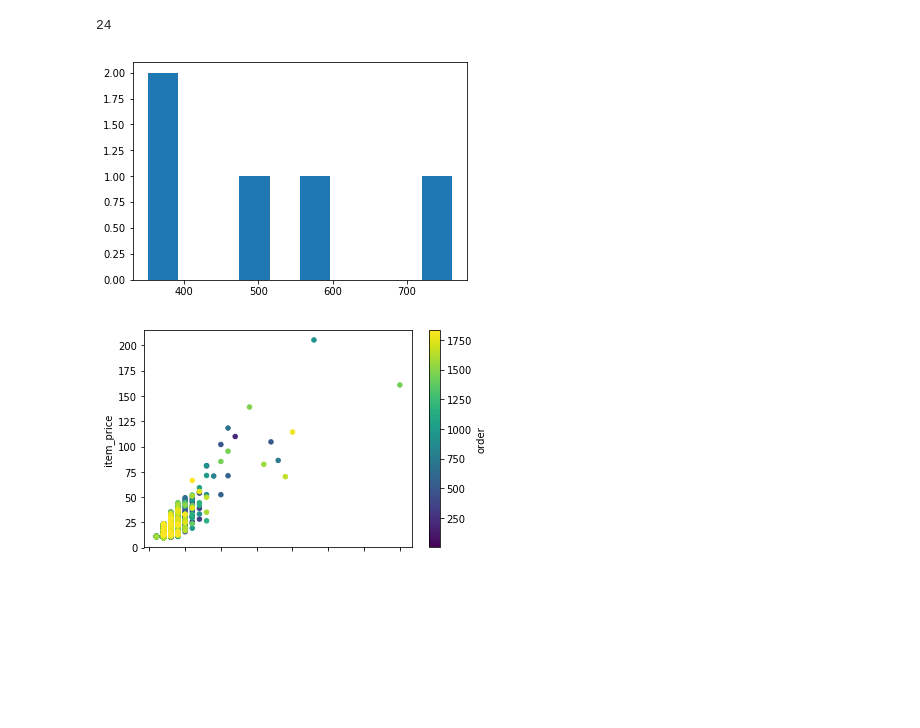
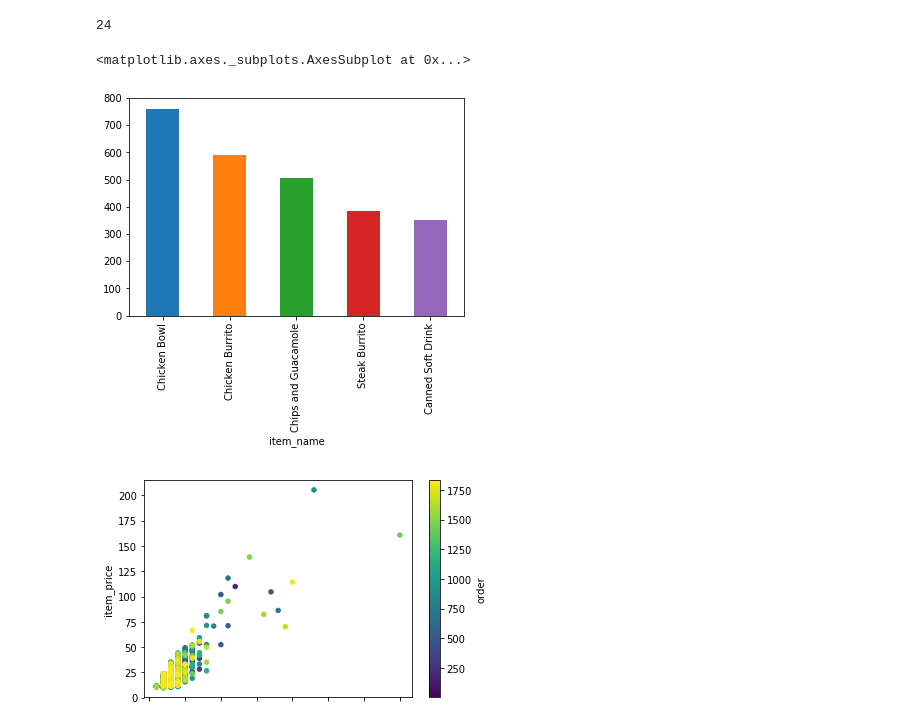
Before and after one commit to ShestakEA/LizaMSU, a Jupyter notebook: HW_4.ipynb, the cells around one changed output. Drawn from its saved outputs; the diff is of its cells as text; code cells hidden in the pictures; blank space fills up the shorter version.

```diff
--- a/HW_4.ipynb
+++ b/HW_4.ipynb
@@ -186,11 +186,11 @@ total_order = pd.pivot_table(df, aggfunc = sum, index = 'order_id', columns = 'i
 24
 # %%
 a = df.groupby("item_name").sum()["quantity"].sort_values(ascending=False)
-plt.hist(a[:5])
-plt.show()
+(a[:5]).plot(kind="bar")
 #5 самых покупаемых товаров,из них нужна гистограмма
 # %% [output]
+<matplotlib.axes._subplots.AxesSubplot at 0x...>
-[figure, old version]
+[figure, new version]
 # %%
 #Построить Scatterplot
 total_q = pd.pivot_table(df, aggfunc = sum, index = 'order_id',values = ['quantity','item_price'])
```
Also changed, not shown: parts of 2 cells of this notebook.
